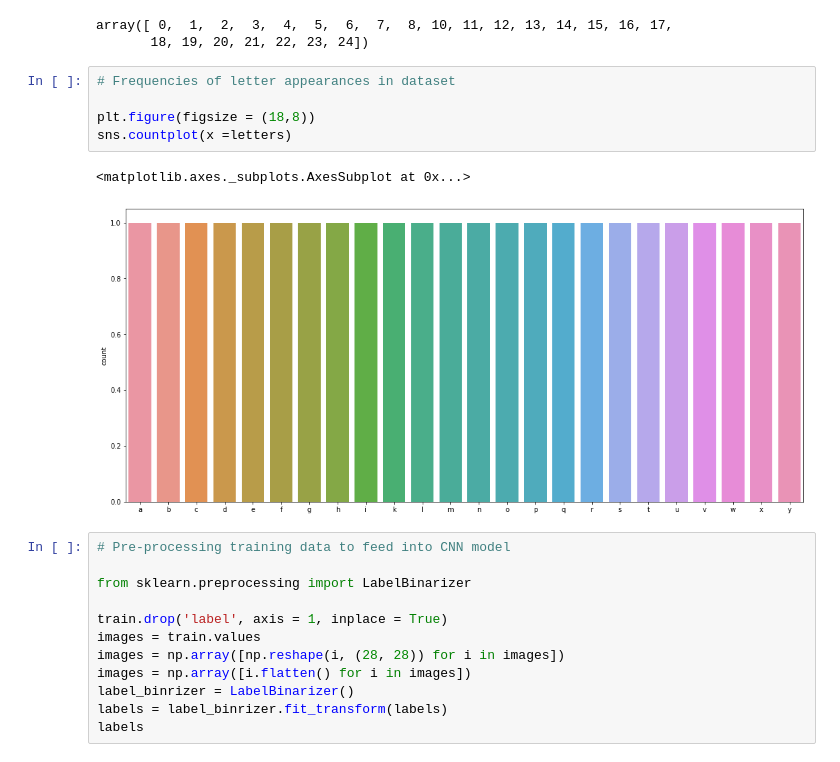
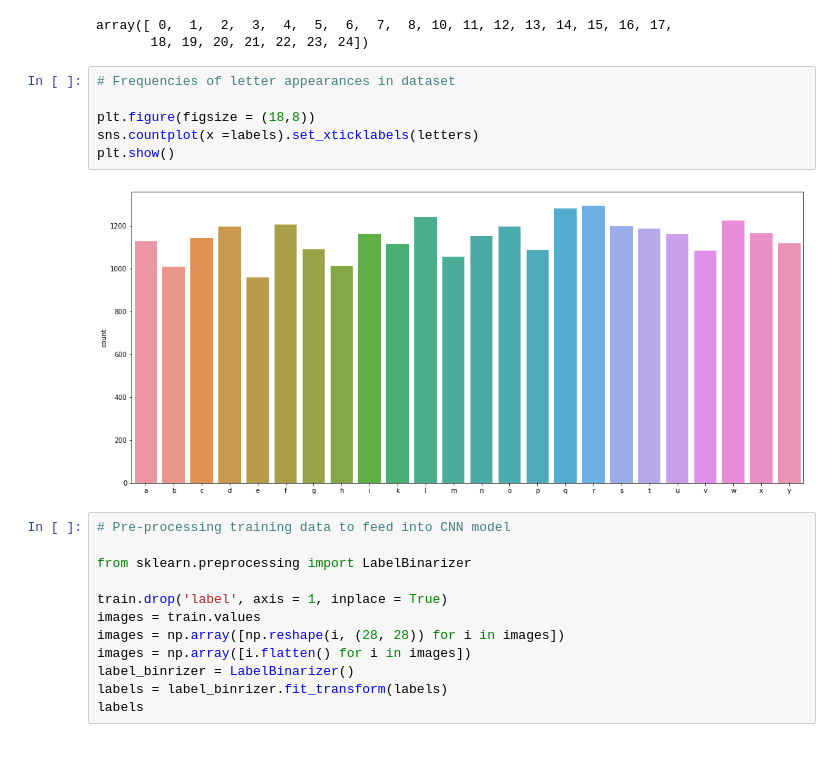
Before and after one commit to donggrant/sign-language-interface, a Jupyter notebook: model_development.ipynb, the cells around one changed output. Saved outputs shown, nothing was run; the diff lists cells and outputs as text.

```diff
--- a/model_development.ipynb
+++ b/model_development.ipynb
@@ -23,11 +23,11 @@ array([ 0,  1,  2,  3,  4,  5,  6,  7,  8, 10, 11, 12, 13, 14, 15, 16, 17,
 # %%
 # Frequencies of letter appearances in dataset
 
 plt.figure(figsize = (18,8))
-sns.countplot(x =letters)
+sns.countplot(x =labels).set_xticklabels(letters)
+plt.show()
 # %% [output]
-<matplotlib.axes._subplots.AxesSubplot at 0x...>
-[figure, old version]
+[figure, new version]
 # %%
 # Pre-processing training data to feed into CNN model
 
```
Also changed, not shown: parts of 10 cells of this notebook.
